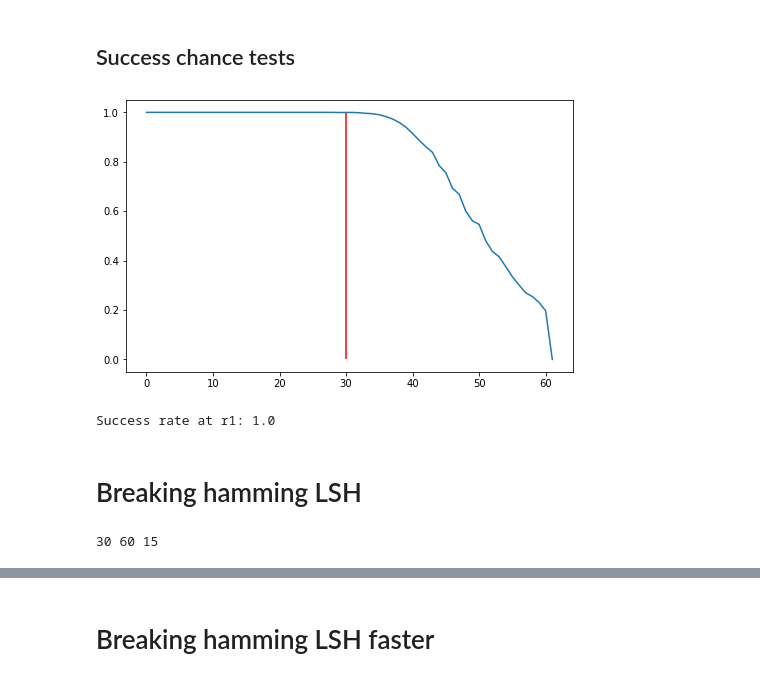
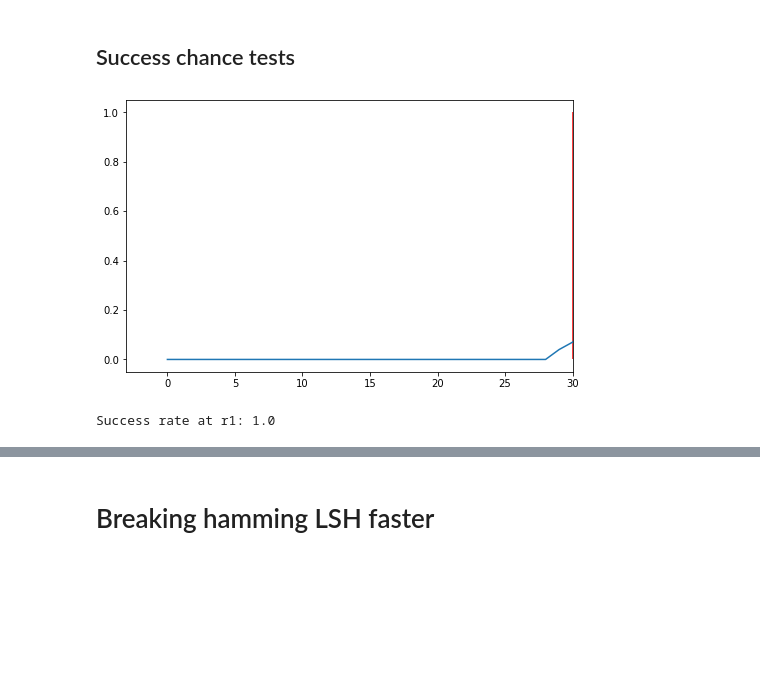
Before and after one commit to makarov-mv/lsh-adversary, a Jupyter notebook: Experiments.ipynb, the cells around one changed output, grey strips where cells are left out. Drawn from its saved outputs; the diff is of its cells as text; code cells hidden in the pictures; blank space fills up the shorter version.

```diff
--- a/Experiments.ipynb
+++ b/Experiments.ipynb
@@ -97,24 +97,25 @@ lsh = HammingLSH(points, r1, r2, delta)
 grid = np.arange(r2 + 2)
 vals = np.zeros(r2 + 2)
 for dist in tqdm(grid):
-    repeats = 3000
+    repeats = 100
     success = 0
     for j in range(repeats):
-        q = np.zeros(d, dtype=int)
-        q[rng.choice(d, dist, replace=False)] = 1
-        res = lsh.query(q)
-        if res is not None:
-            success += 1
+        for j in range(300):
+            q = np.zeros(d, dtype=int)
+            q[rng.choice(d, dist, replace=False)] = 1
+            res = lsh.query(q)
+            if res is None:
+                success += 1
+                break
     vals[dist] = success / repeats
 # %%
 plt.plot(grid, vals)
 plt.vlines([r1], 0, 1, colors=['red'])
+plt.xlim(None, 30)
 plt.show()
 # %% [output]
-[figure, old version]
+[figure, new version]
 # %%
 print("Success rate at r1:", vals[r1])
 # %% [output]
 Success rate at r1: 1.0
-# %% [markdown]
-# Breaking hamming LSH
@@ -123,4 +121,0 @@ t = 15
-# %%
-print(r1, r2, t)
-# %% [output]
-30 60 15
```
Also changed, not shown: parts of 17 cells of this notebook.
